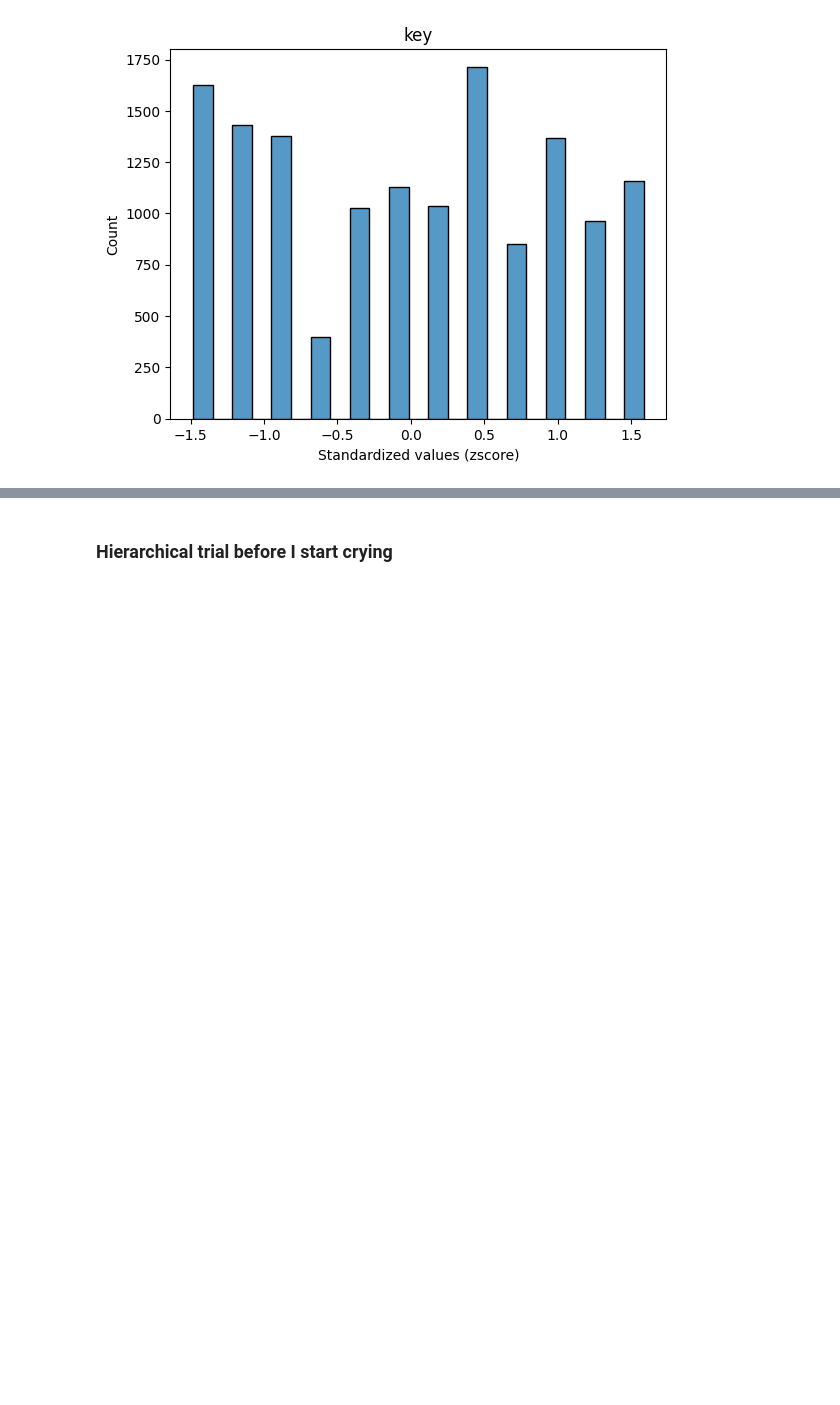
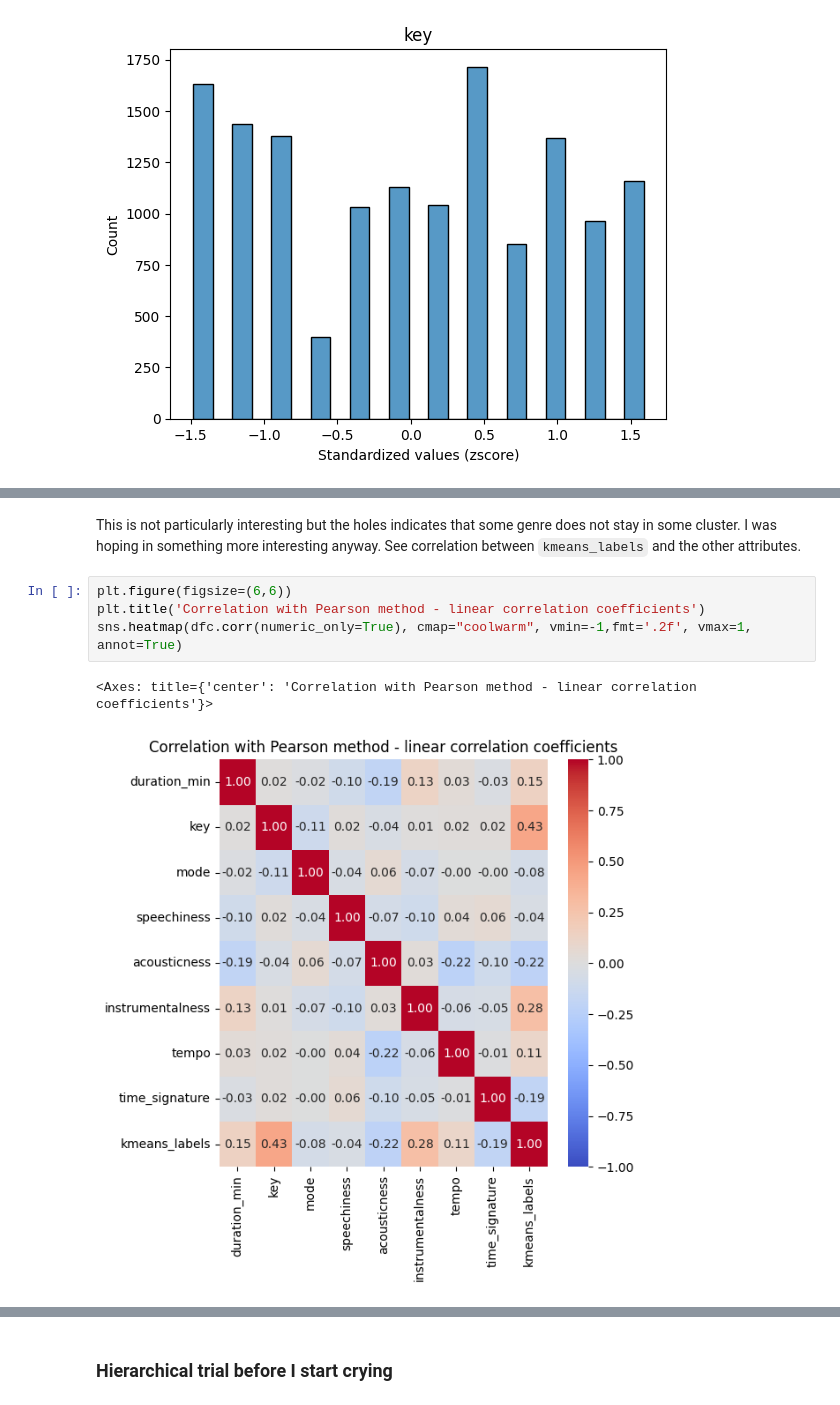
Before and after one commit to chiaratomaiuolo/Data_Mining_project, a Jupyter notebook: clustering_first_attempt1.ipynb, the cells around one changed output, grey strips where cells are left out. Saved outputs shown, nothing was run; the diff lists cells and outputs as text; blank space fills up the shorter version.

```diff
--- a/clustering_first_attempt1.ipynb
+++ b/clustering_first_attempt1.ipynb
@@ -223,0 +268,11 @@ array([ 8,  3, 11, ...,  3, 12,  2], dtype=int32)
+# %% [markdown]
+This is not particularly interesting but the holes indicates that some genre does not stay in some cluster.
+I was hoping in something more interesting anyway.
+See correlation between `kmeans_labels` and the other attributes.
+# %%
+plt.figure(figsize=(6,6))
+plt.title('Correlation with Pearson method - linear correlation coefficients')
+sns.heatmap(dfc.corr(numeric_only=True), cmap="coolwarm", vmin=-1,fmt='.2f', vmax=1, annot=True)
+# %% [output]
+<Axes: title={'center': 'Correlation with Pearson method - linear correlation coefficients'}>
+[figure, added]
```
Also changed, not shown: parts of 16 cells of this notebook.
